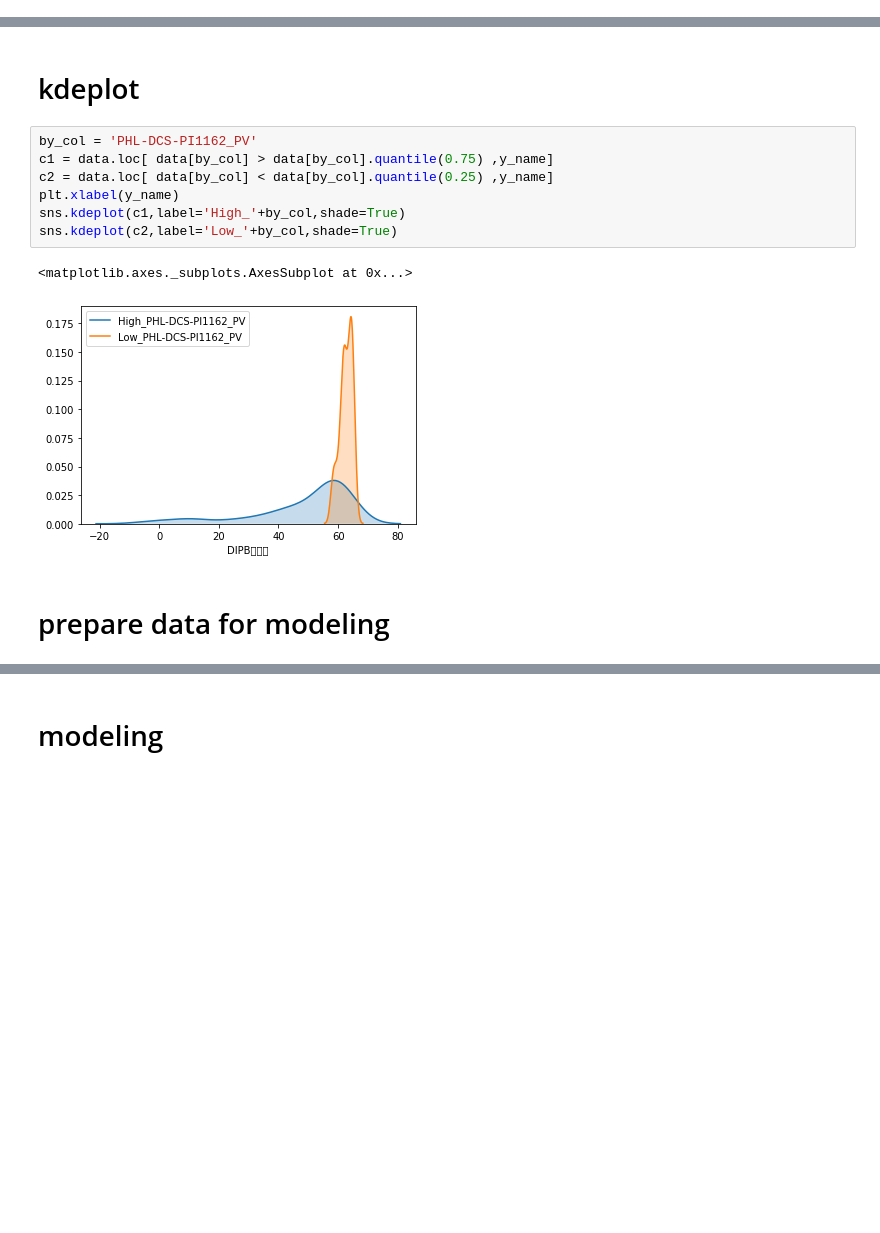
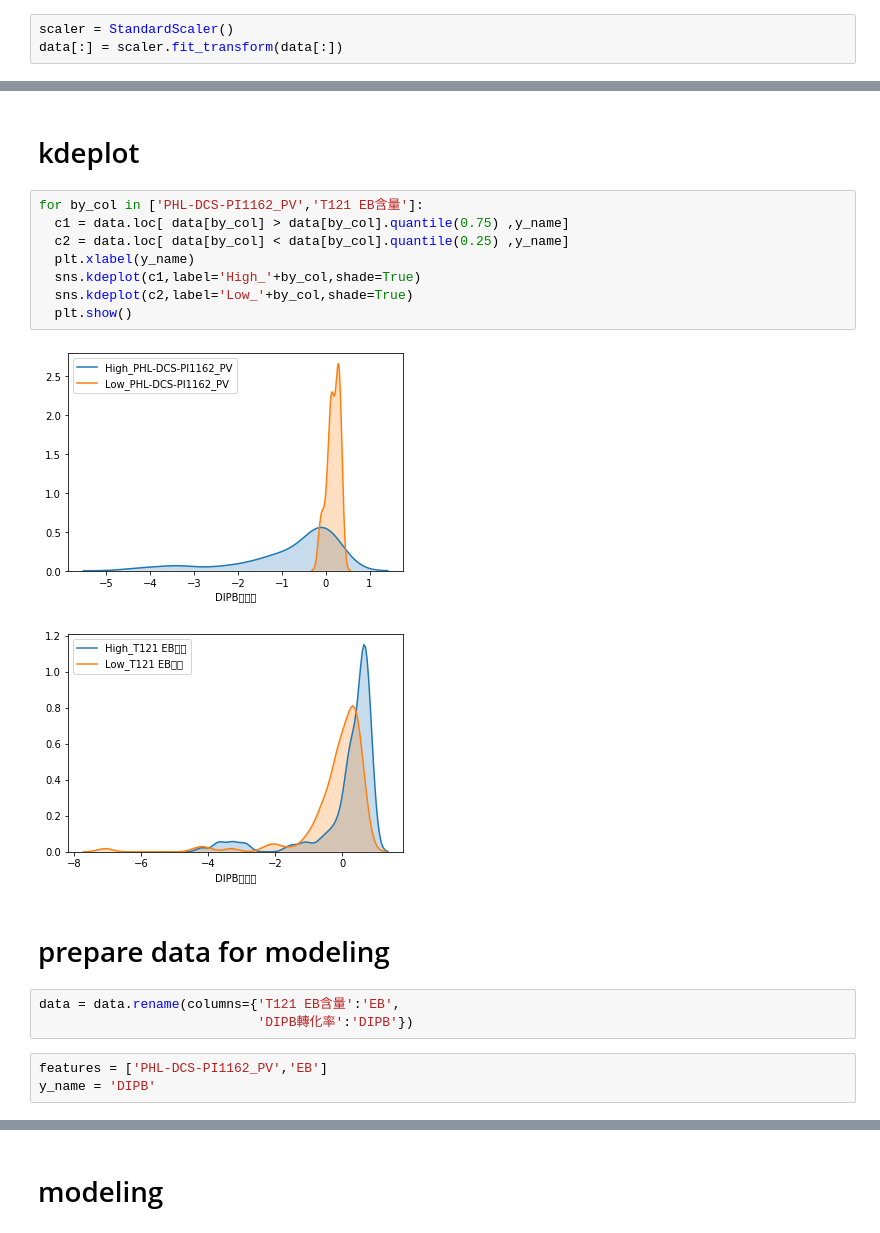
Before and after one commit to skywalker0803r/works, a Jupyter notebook: 台化二部_如何提升轉換率.ipynb, the cells around one changed output, grey strips where cells are left out. Saved outputs shown, nothing was run; the diff lists cells and outputs as text; blank space fills up the shorter version.

```diff
--- a/台化二部_如何提升轉換率.ipynb
+++ b/台化二部_如何提升轉換率.ipynb
@@ -121,0 +146,3 @@ data.describe().T.style.background_gradient()
+# %%
+scaler = StandardScaler()
+data[:] = scaler.fit_transform(data[:])
@@ -163,14 +235,21 @@ abs(data.corr()).style.background_gradient(axis=1)
 # %% [markdown]
 # kdeplot
 # %%
-by_col = 'PHL-DCS-PI1162_PV'
-c1 = data.loc[ data[by_col] > data[by_col].quantile(0.75) ,y_name]
-c2 = data.loc[ data[by_col] < data[by_col].quantile(0.25) ,y_name]
-plt.xlabel(y_name)
-sns.kdeplot(c1,label='High_'+by_col,shade=True)
-sns.kdeplot(c2,label='Low_'+by_col,shade=True)
+for by_col in ['PHL-DCS-PI1162_PV','T121 EB含量']:
+  c1 = data.loc[ data[by_col] > data[by_col].quantile(0.75) ,y_name]
+  c2 = data.loc[ data[by_col] < data[by_col].quantile(0.25) ,y_name]
+  plt.xlabel(y_name)
+  sns.kdeplot(c1,label='High_'+by_col,shade=True)
+  sns.kdeplot(c2,label='Low_'+by_col,shade=True)
+  plt.show()
 # %% [output]
-<matplotlib.axes._subplots.AxesSubplot at 0x...>
-[figure, old version]
+[figure, new version]
+[figure, added]
 # %% [markdown]
 # prepare data for modeling
+# %%
+data = data.rename(columns={'T121 EB含量':'EB',
+                            'DIPB轉化率':'DIPB'})
+# %%
+features = ['PHL-DCS-PI1162_PV','EB']
+y_name = 'DIPB'
```
Also changed, not shown: parts of 20 cells of this notebook.
